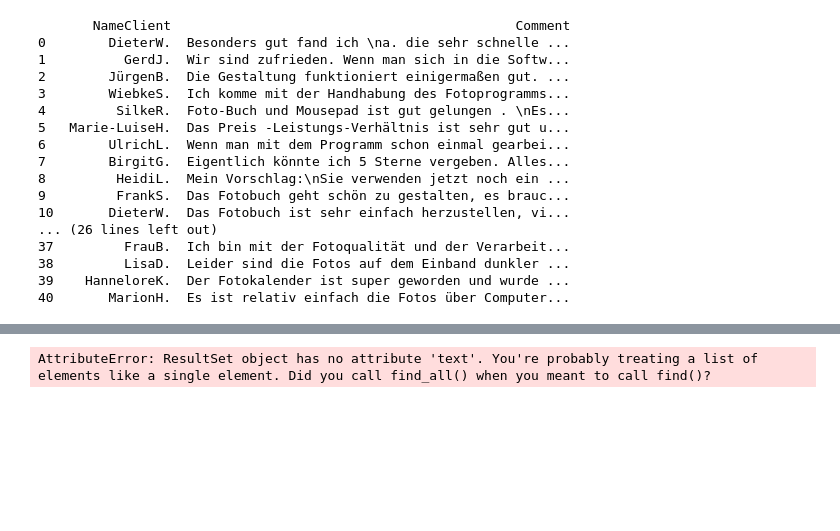
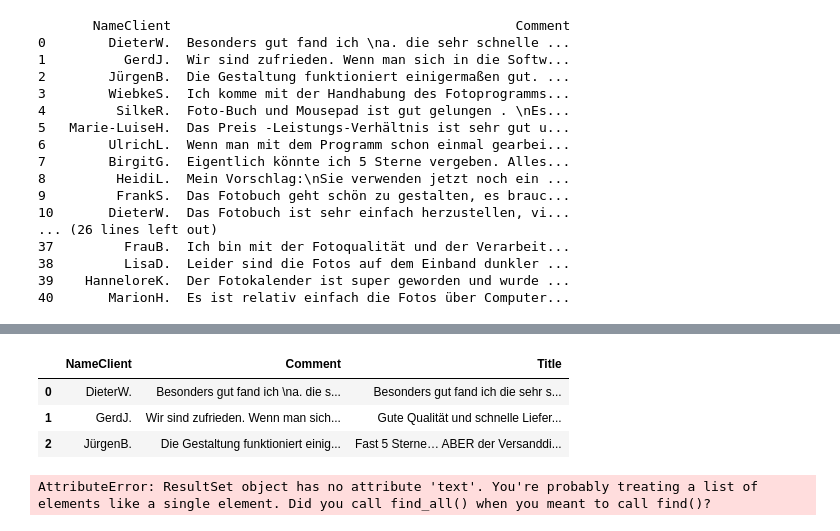
Before and after one commit to lionel-richy/Web_Scraping_with_Python, a Jupyter notebook: Web_scraping_bewertungs.ipynb, the cells around one changed output, grey strips where cells are left out. Drawn from its saved outputs; the diff is of its cells as text; code cells hidden in the pictures; blank space fills up the shorter version.

```diff
--- a/Web_scraping_bewertungs.ipynb
+++ b/Web_scraping_bewertungs.ipynb
@@ -839,3 +990,10 @@ print(df)
+# %%
+df.head(3)
+# %% [output]
+|  | NameClient | Comment | Title |
+| 0 | DieterW. | Besonders gut fand ich \na. die s... | Besonders gut fand ich die sehr s... |
+| 1 | GerdJ. | Wir sind zufrieden. Wenn man sich... | Gute Qualität und schnelle Liefer... |
+| 2 | JürgenB. | Die Gestaltung funktioniert einig... | Fast 5 Sterne… ABER der Versanddi... |
 # %%
 Name = All_Name_kunde
 print(len(Name.text))
```
Also changed, not shown: parts of 2 cells of this notebook.
